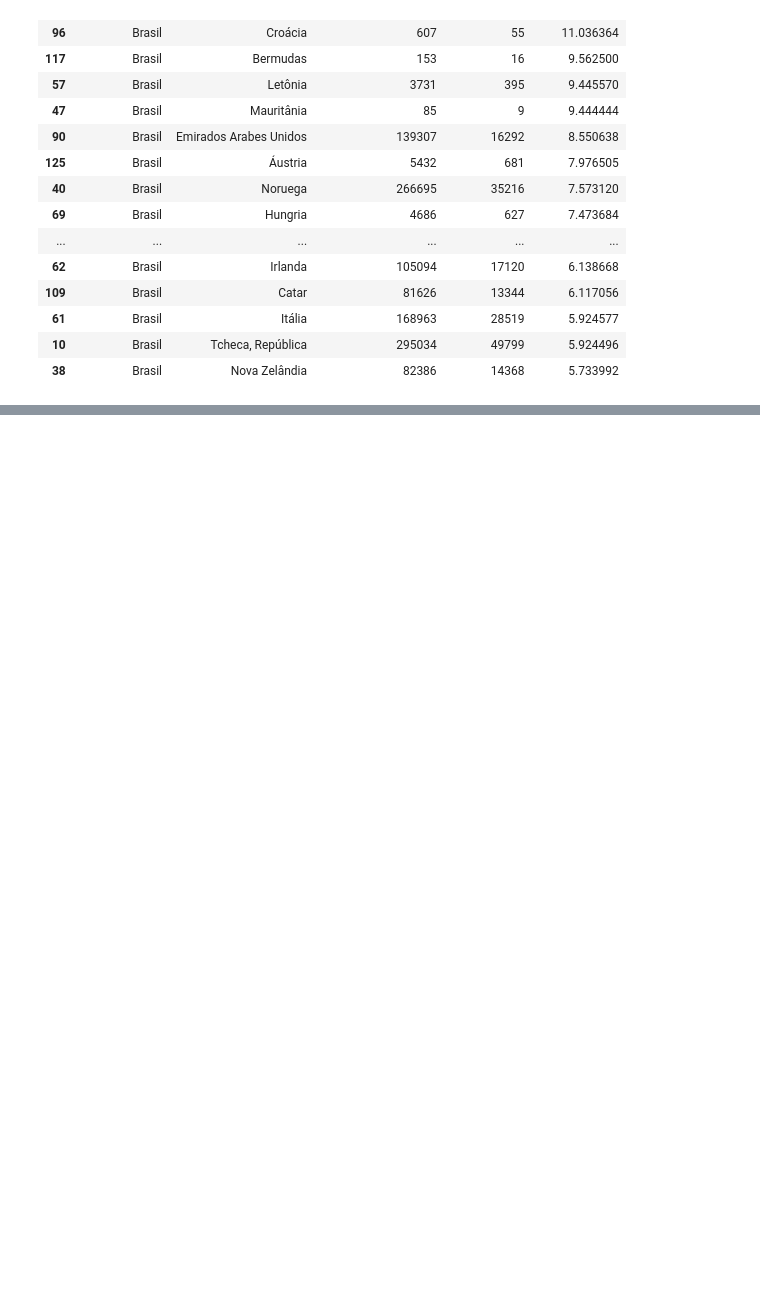
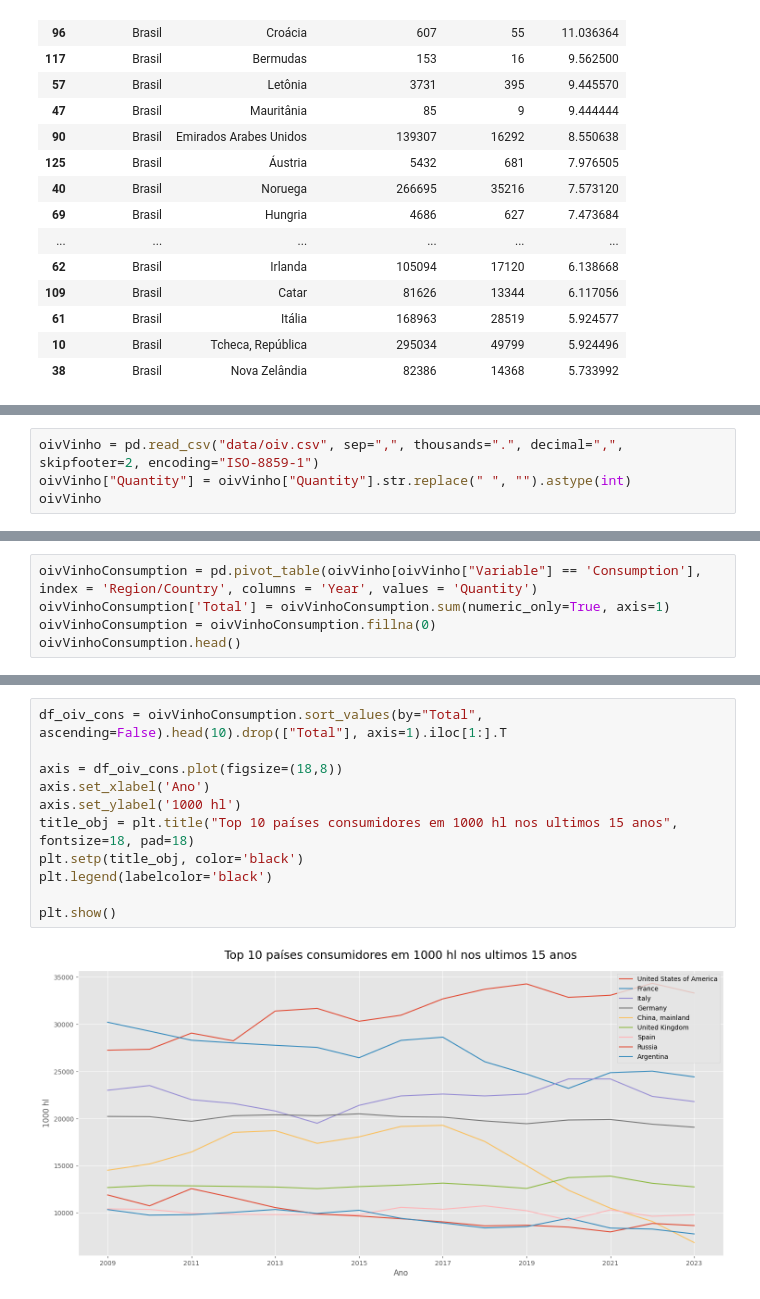
Before and after one commit to felipefreitasffs/wineAnalysis, a Jupyter notebook: src/wine.ipynb, the cells around one changed output, grey strips where cells are left out. Saved outputs shown, nothing was run; the diff lists cells and outputs as text; blank space fills up the shorter version.

```diff
--- a/src/wine.ipynb
+++ b/src/wine.ipynb
@@ -188,0 +191,4 @@ df_merge.sort_values(by="Preço por Litro", ascending=False).head(20)
+# %%
+oivVinho = pd.read_csv("data/oiv.csv", sep=",", thousands=".", decimal=",", skipfooter=2, encoding="ISO-8859-1")
+oivVinho["Quantity"] = oivVinho["Quantity"].str.replace(" ", "").astype(int)
+oivVinho
@@ -188,0 +211,5 @@ df_merge.sort_values(by="Preço por Litro", ascending=False).head(20)
+# %%
+oivVinhoConsumption = pd.pivot_table(oivVinho[oivVinho["Variable"] == 'Consumption'], index = 'Region/Country', columns = 'Year', values = 'Quantity')
+oivVinhoConsumption['Total'] = oivVinhoConsumption.sum(numeric_only=True, axis=1)
+oivVinhoConsumption = oivVinhoConsumption.fillna(0)
+oivVinhoConsumption.head()
@@ -188,0 +224,13 @@ df_merge.sort_values(by="Preço por Litro", ascending=False).head(20)
+# %%
+df_oiv_cons = oivVinhoConsumption.sort_values(by="Total", ascending=False).head(10).drop(["Total"], axis=1).iloc[1:].T
+
+axis = df_oiv_cons.plot(figsize=(18,8))
+axis.set_xlabel('Ano')
+axis.set_ylabel('1000 hl')
+title_obj = plt.title("Top 10 países consumidores em 1000 hl nos ultimos 15 anos", fontsize=18, pad=18)
+plt.setp(title_obj, color='black')
+plt.legend(labelcolor='black')
+
+plt.show()
+# %% [output]
+[figure, added]
```
Also changed, not shown: parts of 13 cells of this notebook.
